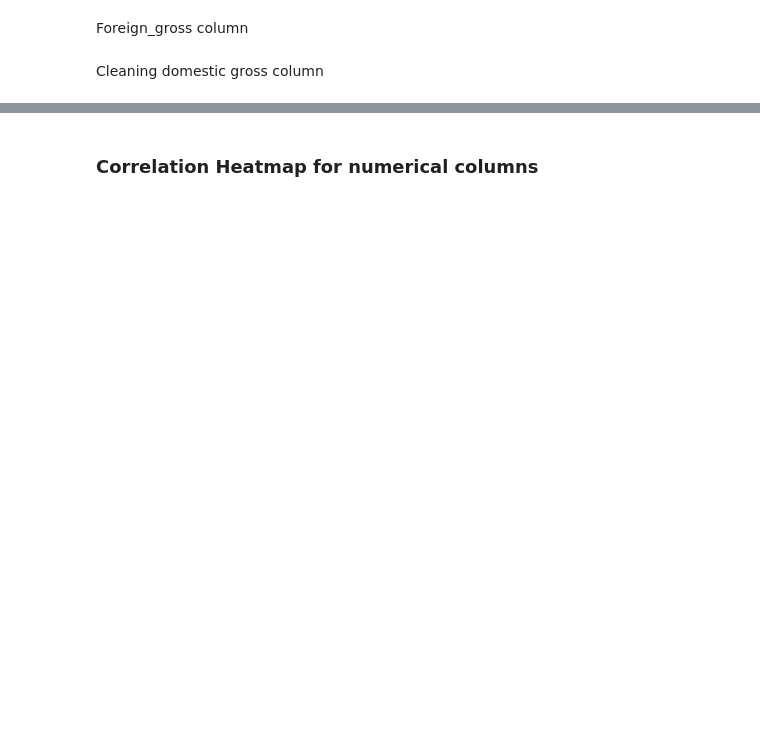
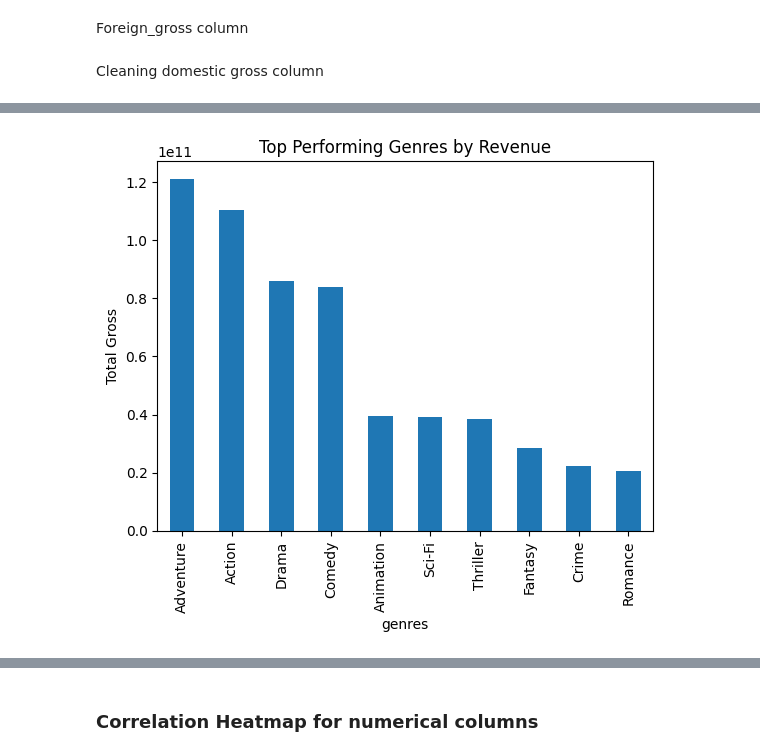
Before and after one commit to Marian-amo/Box-Office-Market-Analysis, a Jupyter notebook: index.ipynb, the cells around one changed output, grey strips where cells are left out. Saved outputs shown, nothing was run; the diff lists cells and outputs as text; code cells hidden in the pictures; blank space fills up the shorter version.

```diff
--- a/index.ipynb
+++ b/index.ipynb
@@ -546,0 +573,4 @@ Name: genres, Length: 6978, dtype: object
+# %%
+#best performing genres based on total gross
+genre_gross = merged_df.groupby('genres')['total_gross'].sum().sort_values(ascending=False)
+print(genre_gross)
@@ -546,0 +643,9 @@ Name: genres, Length: 6978, dtype: object
+# %%
+#visualize the top 10 performing genres by total gross
+genre_gross.head(10).plot(kind='bar')
+plt.title("Top Performing Genres by Revenue")
+plt.xlabel("genres")
+plt.ylabel("Total Gross")
+plt.show()
+# %% [output]
+[figure, added]
```
Also changed, not shown: parts of 32 cells of this notebook.
